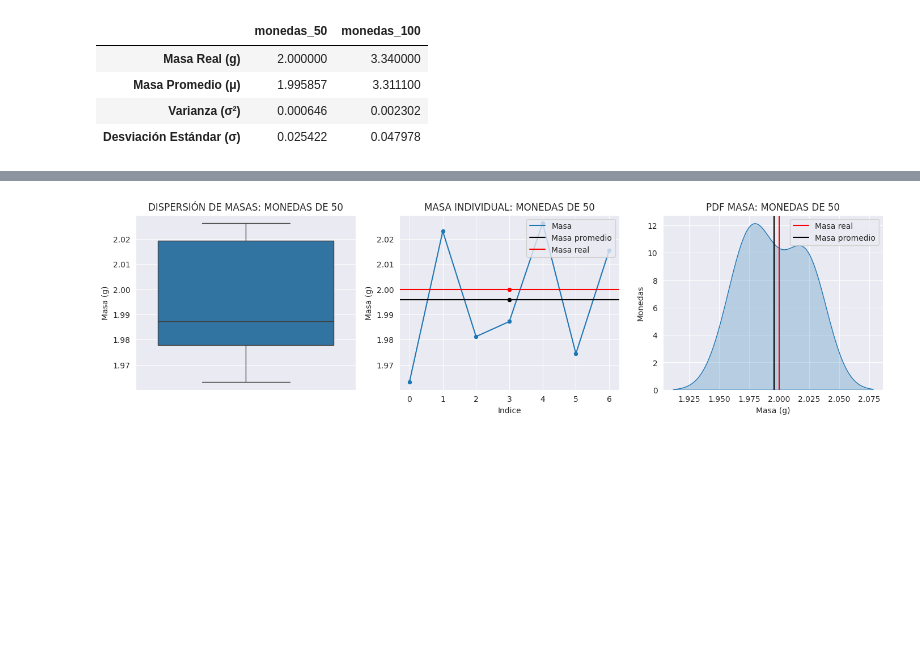
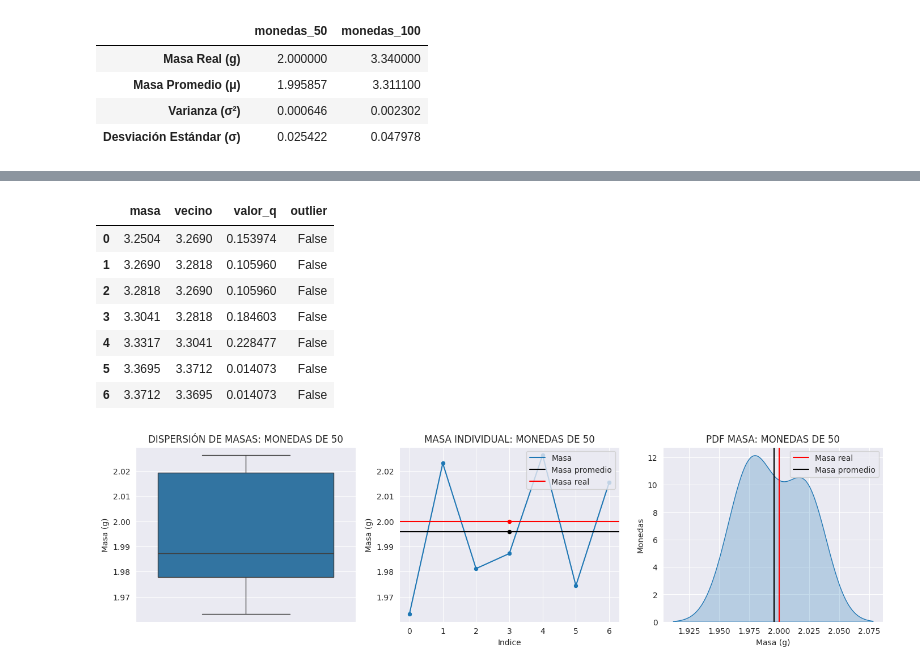
Before and after one commit to 317745/ANALISIS-MONEDAS-LABORATORIO-27-05-2026, a Jupyter notebook: laboratorio27_05_2026.ipynb, the cells around one changed output, grey strips where cells are left out. Drawn from its saved outputs; the diff is of its cells as text; code cells hidden in the pictures; blank space fills up the shorter version.

```diff
--- a/laboratorio27_05_2026.ipynb
+++ b/laboratorio27_05_2026.ipynb
@@ -104,3 +132,16 @@ def nearest_value(array):
+# %%
+df_dixon_monedas_100 = build_dixon_df(sorted_masa_monedas_100)
+df_dixon_monedas_100["outlier"] = df_dixon_monedas_100["valor_q"] > 0.507
+df_dixon_monedas_100[:]
+# %% [output]
+|  | masa | vecino | valor_q | outlier |
+| 0 | 3.2504 | 3.2690 | 0.153974 | False |
+| 1 | 3.2690 | 3.2818 | 0.105960 | False |
+| 2 | 3.2818 | 3.2690 | 0.105960 | False |
+| 3 | 3.3041 | 3.2818 | 0.184603 | False |
+| 4 | 3.3317 | 3.3041 | 0.228477 | False |
+| 5 | 3.3695 | 3.3712 | 0.014073 | False |
+| 6 | 3.3712 | 3.3695 | 0.014073 | False |
 # %%
 f, ax = plt.subplots(ncols=3, nrows=1, figsize=(17, 4))
 
```
Also changed, not shown: parts of 4 cells of this notebook.
